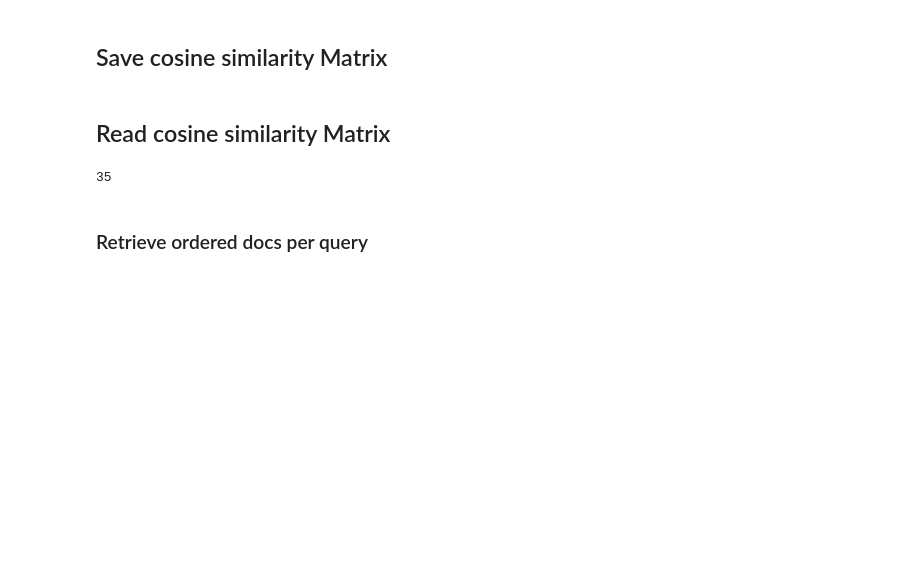
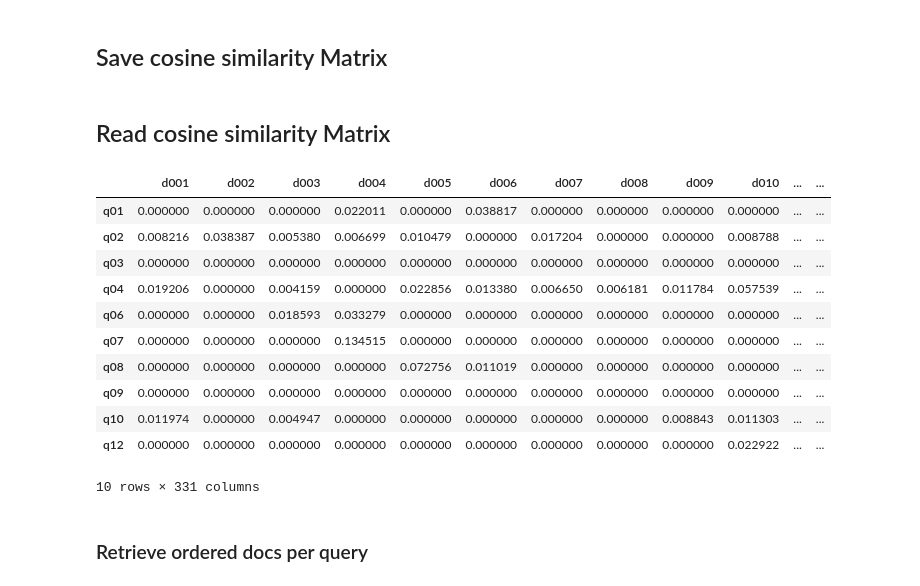
Before and after one commit to imsarmiento/NLP_202110, a Jupyter notebook: HW1/RRDV.ipynb, the cells around one changed output. Saved outputs shown, nothing was run; the diff lists cells and outputs as text; code cells hidden in the pictures; blank space fills up the shorter version.

```diff
--- a/HW1/RRDV.ipynb
+++ b/HW1/RRDV.ipynb
@@ -250,10 +250,21 @@ with open('docs/cos_sim_matrix', 'wb') as picklefile:
 # %%
 with open('docs/cos_sim_matrix', 'rb') as matrix:
     similarity_matrix = pd.DataFrame.from_records(pickle.load(matrix), index=queries_index, columns=DOCS_IDs)
-# %%
-len(similarity_matrix)
-# %% [output]
-35
+# %%
+similarity_matrix.head(10)
+# %% [output]
+|  | d001 | d002 | d003 | d004 | d005 | d006 | d007 | d008 | d009 | d010 | ... | ... |
+| q01 | 0.000000 | 0.000000 | 0.000000 | 0.022011 | 0.000000 | 0.038817 | 0.000000 | 0.000000 | 0.000000 | 0.000000 | ... | ... |
+| q02 | 0.008216 | 0.038387 | 0.005380 | 0.006699 | 0.010479 | 0.000000 | 0.017204 | 0.000000 | 0.000000 | 0.008788 | ... | ... |
+| q03 | 0.000000 | 0.000000 | 0.000000 | 0.000000 | 0.000000 | 0.000000 | 0.000000 | 0.000000 | 0.000000 | 0.000000 | ... | ... |
+| q04 | 0.019206 | 0.000000 | 0.004159 | 0.000000 | 0.022856 | 0.013380 | 0.006650 | 0.006181 | 0.011784 | 0.057539 | ... | ... |
+| q06 | 0.000000 | 0.000000 | 0.018593 | 0.033279 | 0.000000 | 0.000000 | 0.000000 | 0.000000 | 0.000000 | 0.000000 | ... | ... |
+| q07 | 0.000000 | 0.000000 | 0.000000 | 0.134515 | 0.000000 | 0.000000 | 0.000000 | 0.000000 | 0.000000 | 0.000000 | ... | ... |
+| q08 | 0.000000 | 0.000000 | 0.000000 | 0.000000 | 0.072756 | 0.011019 | 0.000000 | 0.000000 | 0.000000 | 0.000000 | ... | ... |
+| q09 | 0.000000 | 0.000000 | 0.000000 | 0.000000 | 0.000000 | 0.000000 | 0.000000 | 0.000000 | 0.000000 | 0.000000 | ... | ... |
+| q10 | 0.011974 | 0.000000 | 0.004947 | 0.000000 | 0.000000 | 0.000000 | 0.000000 | 0.000000 | 0.008843 | 0.011303 | ... | ... |
+| q12 | 0.000000 | 0.000000 | 0.000000 | 0.000000 | 0.000000 | 0.000000 | 0.000000 | 0.000000 | 0.000000 | 0.022922 | ... | ... |
+10 rows × 331 columns
 # %% [markdown]
 ### Retrieve ordered docs per query
 # %%
```
Also changed, not shown: parts of 3 cells of this notebook, 1 other file.
